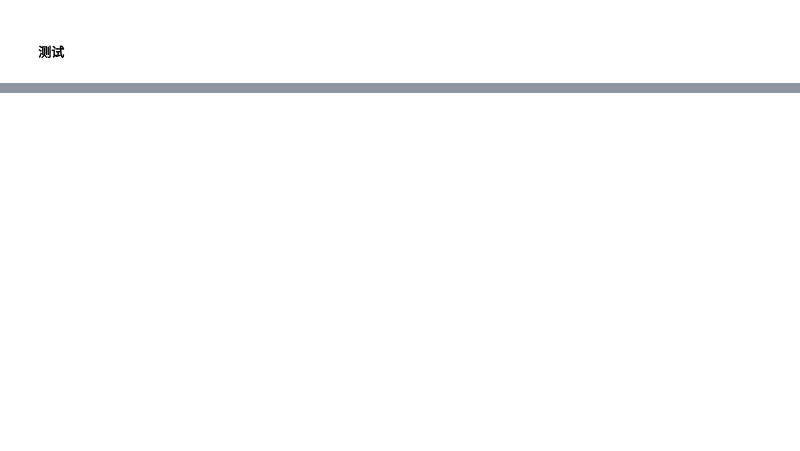
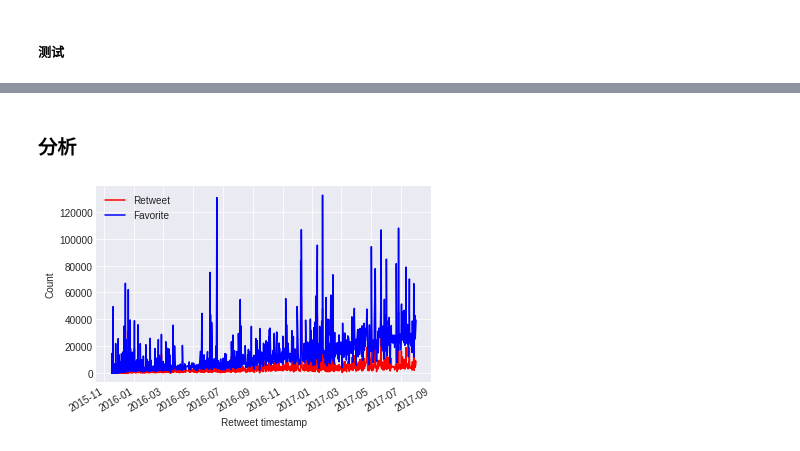
Before and after one commit to luna825/data-analyst-uda, a Jupyter notebook: project2/wrangle_act.ipynb, the cells around one changed output, grey strips where cells are left out. Drawn from its saved outputs; the diff is of its cells as text; code cells hidden in the pictures; blank space fills up the shorter version.

```diff
--- a/project2/wrangle_act.ipynb
+++ b/project2/wrangle_act.ipynb
@@ -266,0 +697,6 @@ memory usage: 257.8+ KB
+# %%
+twitter_archives_clean['dog_stage'] = twitter_archives_clean['dog_stage'].astype('category')
+twitter_archives_clean['timestamp'] = pd.to_datetime(twitter_archives_clean['timestamp'])
+twitter_archives_clean['tweet_id'] = twitter_archives_clean['tweet_id'].astype('str')
+twitter_archives_clean['in_reply_to_status_id'] = twitter_archives_clean['in_reply_to_status_id'].astype('str')
+twitter_archives_clean['in_reply_to_user_id'] = twitter_archives_clean['in_reply_to_user_id'].astype('str')
@@ -266,0 +729,23 @@ memory usage: 257.8+ KB
+# %% [markdown]
+### 分析
+# %%
+# 以时间，评分，转发和收藏数据建立分析表
+df_time = twitter_archives_clean[['timestamp','retweet_count','favorite_count','rating_numerator','rating_denominator']].copy()
+# %%
+# 将时间设为timestamp
+df_time.set_index('timestamp', inplace=True)
+# %%
+# 算出评分比值
+df_time['rating_ratio'] = df_time.rating_numerator / df_time.rating_denominator
+# %%
+#转发收藏随时间的变化图
+df_time['retweet_count'].plot(color = 'red', label='Retweet')
+df_time['favorite_count'].plot(color = 'blue', label='Favorite')
+plt.style.use('seaborn-darkgrid')
+plt.legend(loc='upper left')
+plt.xlabel('Retweet timestamp')
+plt.ylabel('Count')
+plt.savefig('retweets_favorites.png')
+plt.show()
+# %% [output]
+[figure, added]
```
Also changed, not shown: parts of 94 cells of this notebook, 6 other files.
